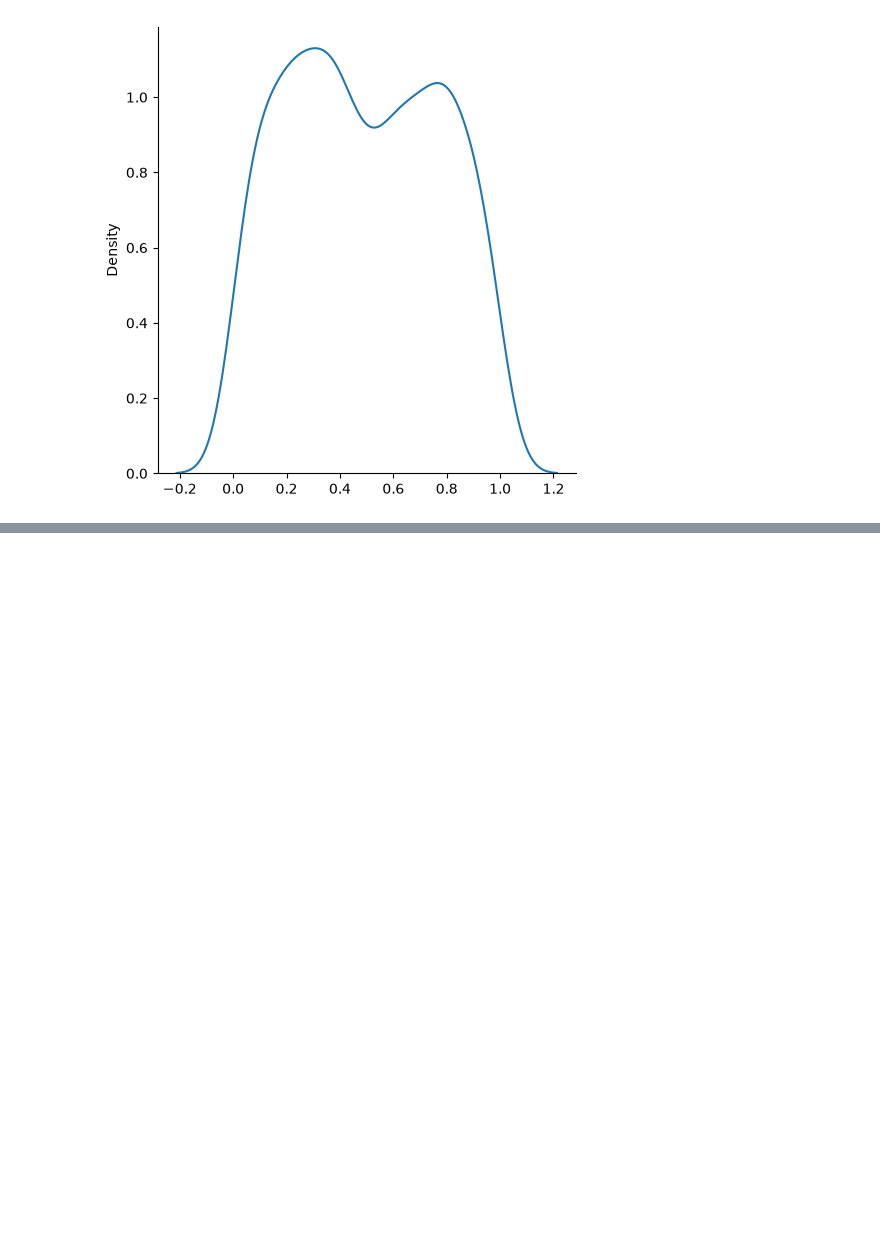
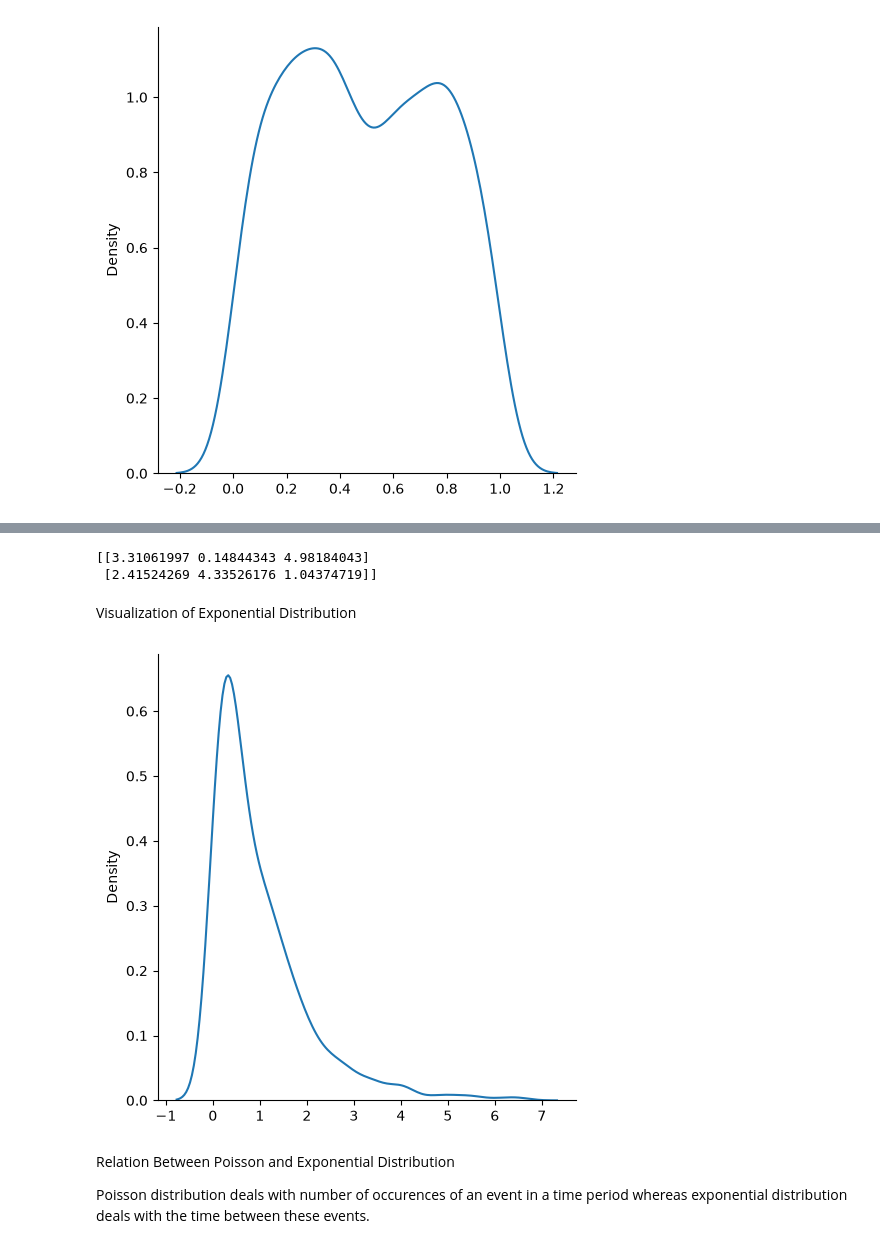
Before and after one commit to malayofficialcse-dev/Data-Science-and-Machine-Learning-, a Jupyter notebook: numpy.ipynb, the cells around one changed output, grey strips where cells are left out. Saved outputs shown, nothing was run; the diff lists cells and outputs as text; code cells hidden in the pictures; blank space fills up the shorter version.

```diff
--- a/numpy.ipynb
+++ b/numpy.ipynb
@@ -959,0 +1008,17 @@ plt.show()
+# %%
+x=random.exponential(scale=2,size=(2,3))
+print(x)
+# %% [output]
+[[3.31061997 0.14844343 4.98184043]
+ [2.41524269 4.33526176 1.04374719]]
+# %% [markdown]
+Visualization of Exponential Distribution
+# %%
+sns.displot(random.exponential(size=1000),kind="kde")
+plt.show()
+# %% [output]
+[figure, added]
+# %% [markdown]
+Relation Between Poisson and Exponential Distribution
+
+Poisson distribution deals with number of occurences of an event in a time period whereas exponential distribution deals with the time between these events.
```
Also changed, not shown: parts of 11 cells of this notebook.
